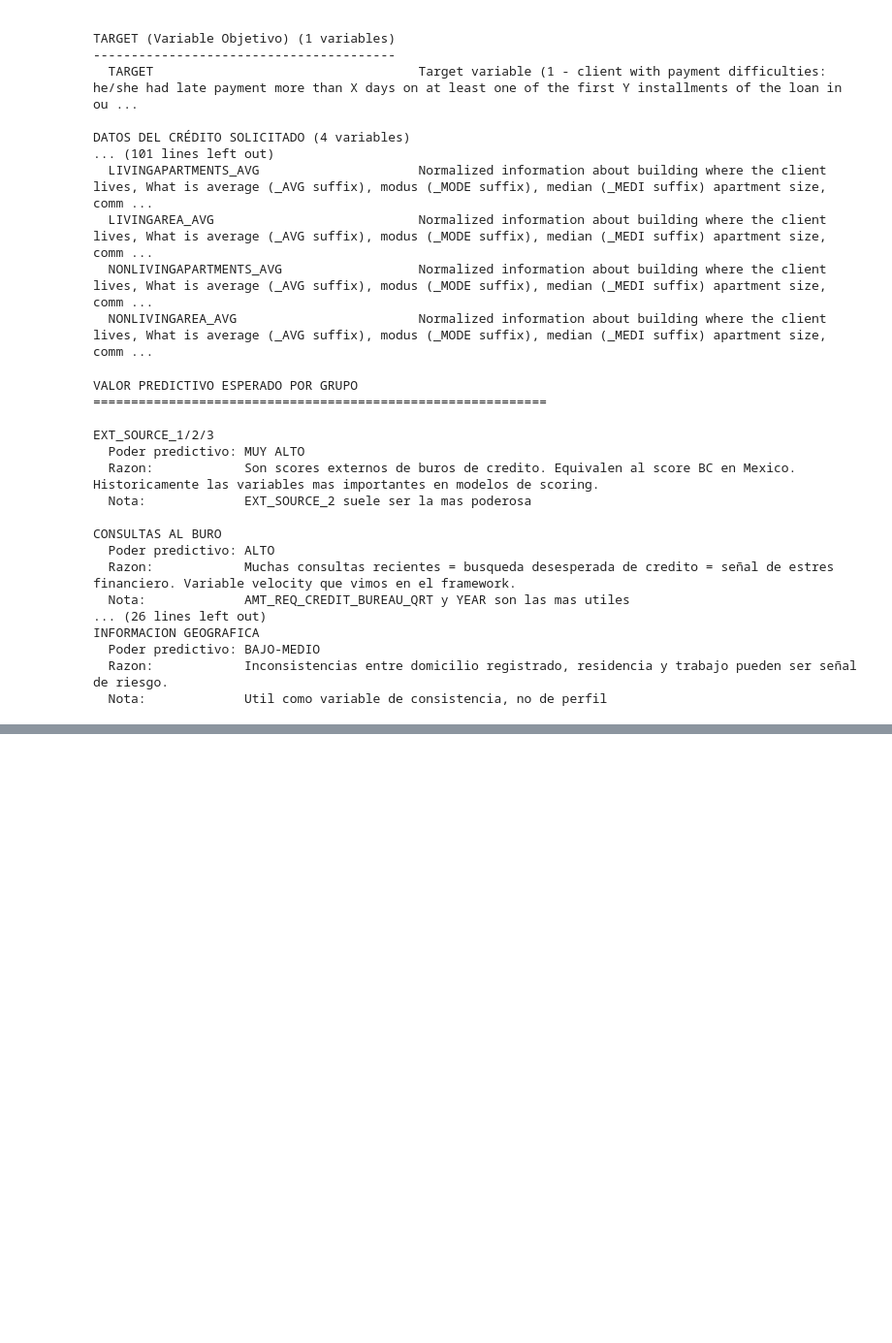
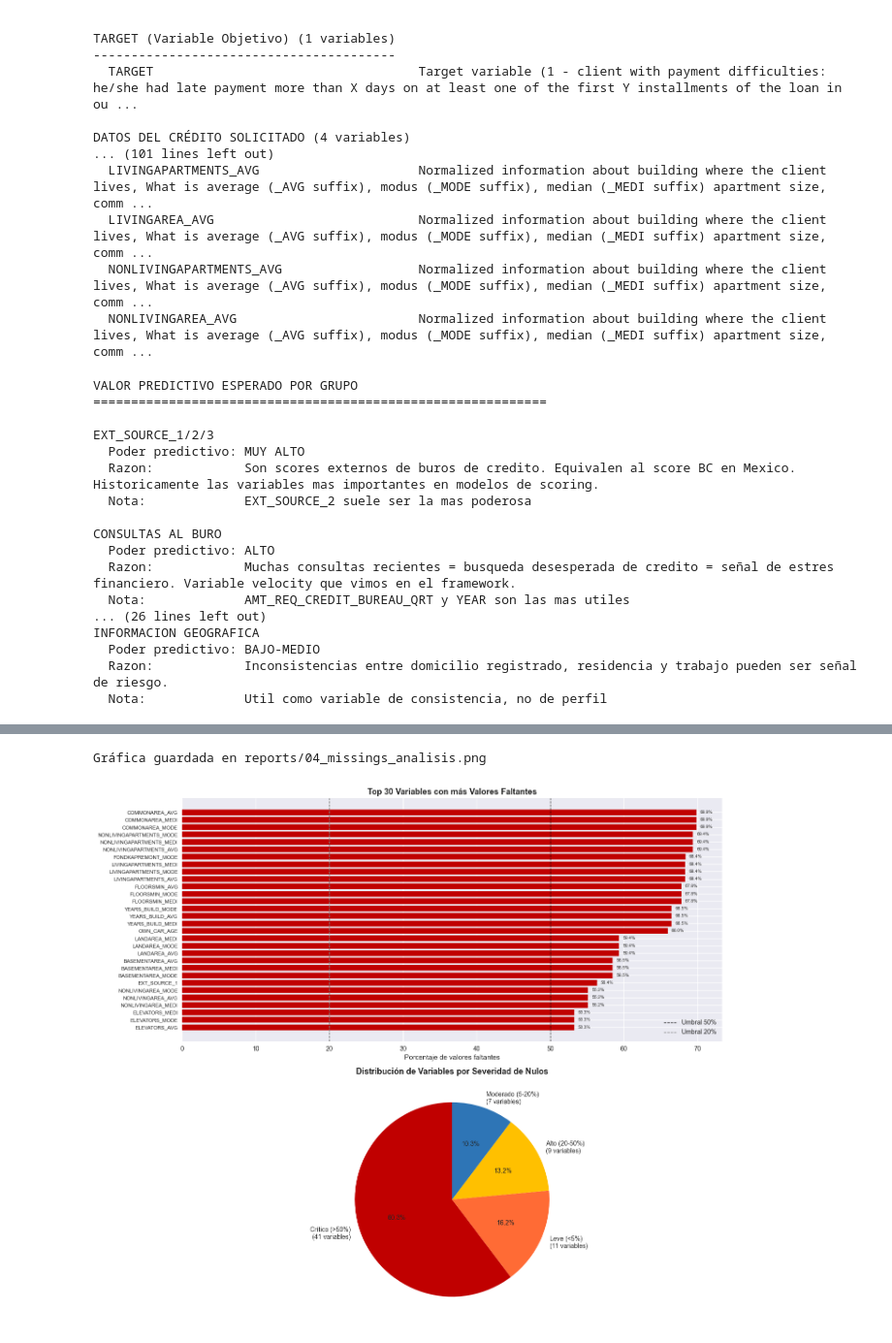
Before and after one commit to MarinoSB577/credit-risk-scoring-ml, a Jupyter notebook: notebooks/01_exploratory_analysis.ipynb, the cells around one changed output, grey strips where cells are left out. Shown at 97% size. Drawn from its saved outputs; the diff is of its cells as text; code cells hidden in the pictures; blank space fills up the shorter version.

```diff
--- a/notebooks/01_exploratory_analysis.ipynb
+++ b/notebooks/01_exploratory_analysis.ipynb
@@ -539,0 +1056,75 @@ INFORMACION GEOGRAFICA
+# %%
+# --- GRÁFICA DE VALORES FALTANTES ---
+
+fig, axes = plt.subplots(2, 1, figsize=(14, 12))
+
+# GRÁFICA 1: Top 30 variables con más nulos
+top30 = nulos_existentes.head(30)
+
+colores_severidad = {
+    'Crítico (>50%)':     '#C00000',
+    'Alto (20-50%)':      '#FF6B35',
+    'Moderado (5-20%)':   '#FFC000',
+    'Leve (<5%)':         '#2E75B6'
+}
+
+barras_colores = [colores_severidad[s] for s in top30['severidad']]
+
+axes[0].barh(
+    range(len(top30)),
+    top30['nulos_pct'],
+    color=barras_colores,
+    edgecolor='white'
+)
+axes[0].set_yticks(range(len(top30)))
+axes[0].set_yticklabels(top30['variable'], fontsize=8)
+axes[0].axvline(50, color='black', linestyle='--',
+                linewidth=1, label='Umbral 50%')
+axes[0].axvline(20, color='gray', linestyle='--',
+                linewidth=1, label='Umbral 20%')
+axes[0].set_xlabel('Porcentaje de valores faltantes')
+axes[0].set_title('Top 30 Variables con más Valores Faltantes',
+                  fontsize=13, fontweight='bold')
+axes[0].legend()
+axes[0].invert_yaxis()  # Variable con más nulos arriba
+
+# Agregar porcentaje en cada barra
+for i, (_, row) in enumerate(top30.iterrows()):
+    axes[0].text(row['nulos_pct'] + 0.5, i,
+                f"{row['nulos_pct']:.1f}%",
+                va='center', fontsize=7)
+
+# GRÁFICA 2: Resumen por severidad
+severidad_counts = nulos_existentes['severidad'].value_counts()
+colores_pie = ['#C00000', '#FF6B35', '#FFC000', '#2E75B6']
+
+axes[1].pie(
+    severidad_counts.values,
+    labels=[f'{s}\n({n} variables)'
+            for s, n in severidad_counts.items()],
+    colors=colores_pie,
+    startangle=90,
+    autopct='%1.1f%%',
+    textprops={'fontsize': 10}
+)
+axes[1].set_title('Distribución de Variables por Severidad de Nulos',
+                  fontsize=13, fontweight='bold')
+
+plt.tight_layout()
+plt.savefig('reports/04_missings_analisis.png',
+            dpi=150, bbox_inches='tight')
+print("Gráfica guardada en reports/04_missings_analisis.png")
+plt.show()
+
+# Resumen estratégico
+print("\nESTRATEGIA DE TRATAMIENTO:")
+print("="*60)
+print("Crítico  (>50%): Candidatas a DESCARTAR del modelo")
+print("                 Principalmente variables de edificio")
+print("Alto   (20-50%): Evaluar poder predictivo antes de decidir")
+print("                 EXT_SOURCE_1 (56%) merece excepción")
+print("Moderado (5-20%): Imputar con mediana por segmento")
+print("Leve     (<5%):  Imputar con mediana simple")
+# %% [output]
+Gráfica guardada en reports/04_missings_analisis.png
+[figure, added]
```
Also changed, not shown: parts of 11 cells of this notebook, 1 other file.
